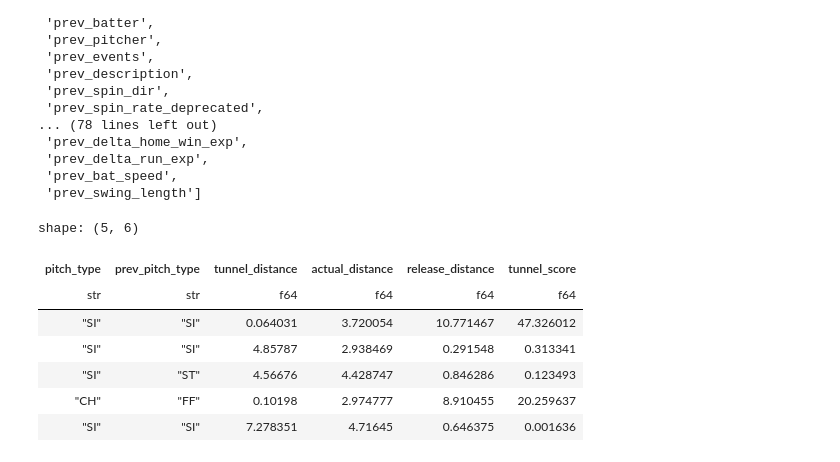
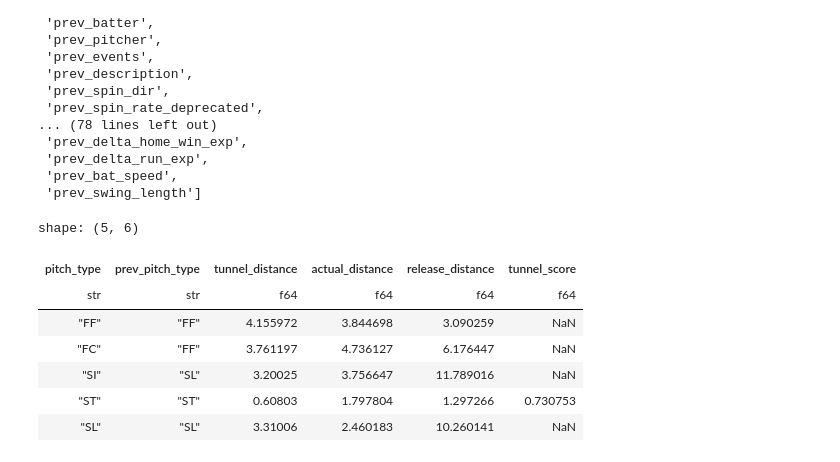
Before and after one commit to Jensen-holm/TunnelScore-Analysis, a Jupyter notebook: swing_data.ipynb, the cells around one changed output. Cells and saved outputs as stored; diff of their text form; code cells hidden in the pictures.

```diff
--- a/swing_data.ipynb
+++ b/swing_data.ipynb
@@ -91,8 +91,6 @@ for col_name in sorted_pitches_2024.columns:
  'prev_bat_speed',
  'prev_swing_length']
 # %%
-from typing import TypeAlias, Tuple
-
 Point: TypeAlias = Tuple[pl.Expr, pl.Expr]
 
 def euclidean_distance(x: Point, y: Point) -> pl.Expr:
@@ -123,37 +121,36 @@ tunnel_score_df = (
             (pl.col("plate_x"), pl.col("plate_z")),
             (pl.col("prev_plate_x"), pl.col("prev_plate_z")),
         )).alias("actual_distance"),
 
         # release distance
         (euclidean_distance(
             (pl.col("release_pos_x"), pl.col("release_pos_z")),
             (pl.col("prev_release_pos_x"), pl.col("prev_release_pos_z")),
         )).alias("release_distance")
     )
 
     # add tunnel score itself
     .with_columns(
-        ((pl.col("actual_distance") / pl.col("tunnel_distance")) - pl.col("release_distance")).alias("tunnel_score")
+        ((pl.col("actual_distance") / pl.col("tunnel_distance")) - pl.col("release_distance")).log(2).alias("tunnel_score")
     )
 )
 
 (tunnel_score_df
     .select(
         "pitch_type",
         "prev_pitch_type",
         "tunnel_distance",
         "actual_distance",
         "release_distance",
         "tunnel_score",
     )
-    .filter(pl.col("tunnel_score") >= 0)
     .sample(5, seed=42))
 # %% [output]
 shape: (5, 6)
 | pitch_type | prev_pitch_type | tunnel_distance | actual_distance | release_distance | tunnel_score |
 | str | str | f64 | f64 | f64 | f64 |
-| "SI" | "SI" | 0.064031 | 3.720054 | 10.771467 | 47.326012 |
-| "SI" | "SI" | 4.85787 | 2.938469 | 0.291548 | 0.313341 |
-| "SI" | "ST" | 4.56676 | 4.428747 | 0.846286 | 0.123493 |
-| "CH" | "FF" | 0.10198 | 2.974777 | 8.910455 | 20.259637 |
-| "SI" | "SI" | 7.278351 | 4.71645 | 0.646375 | 0.001636 |
+| "FF" | "FF" | 4.155972 | 3.844698 | 3.090259 | NaN |
+| "FC" | "FF" | 3.761197 | 4.736127 | 6.176447 | NaN |
+| "SI" | "SL" | 3.20025 | 3.756647 | 11.789016 | NaN |
+| "ST" | "ST" | 0.60803 | 1.797804 | 1.297266 | 0.730753 |
+| "SL" | "SL" | 3.31006 | 2.460183 | 10.260141 | NaN |
```
Also changed, not shown: parts of 1 cell of this notebook.
